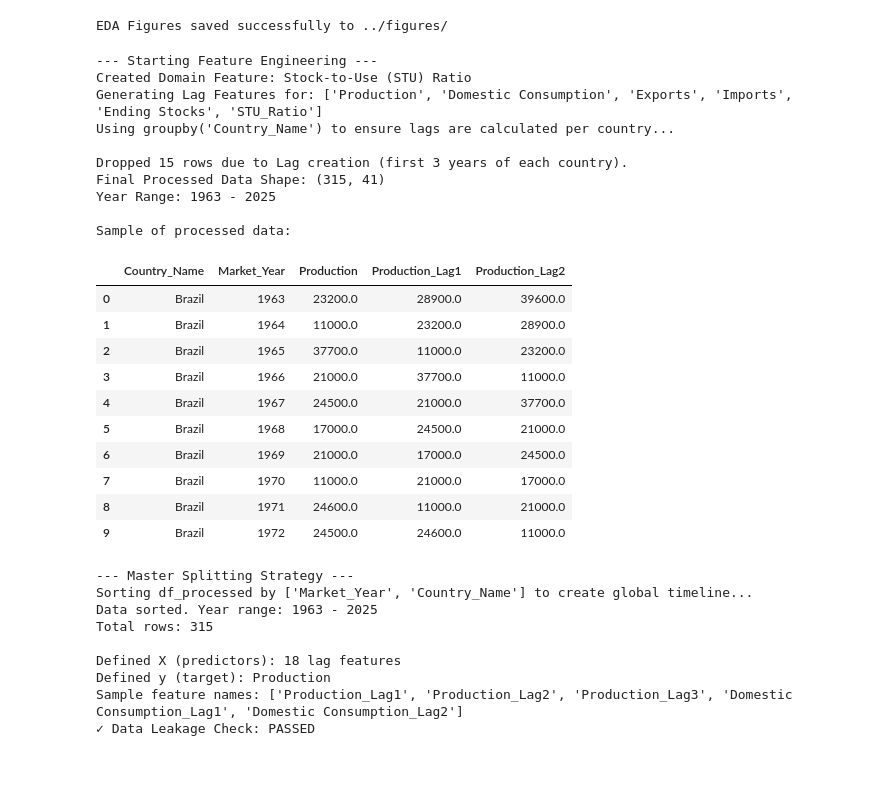
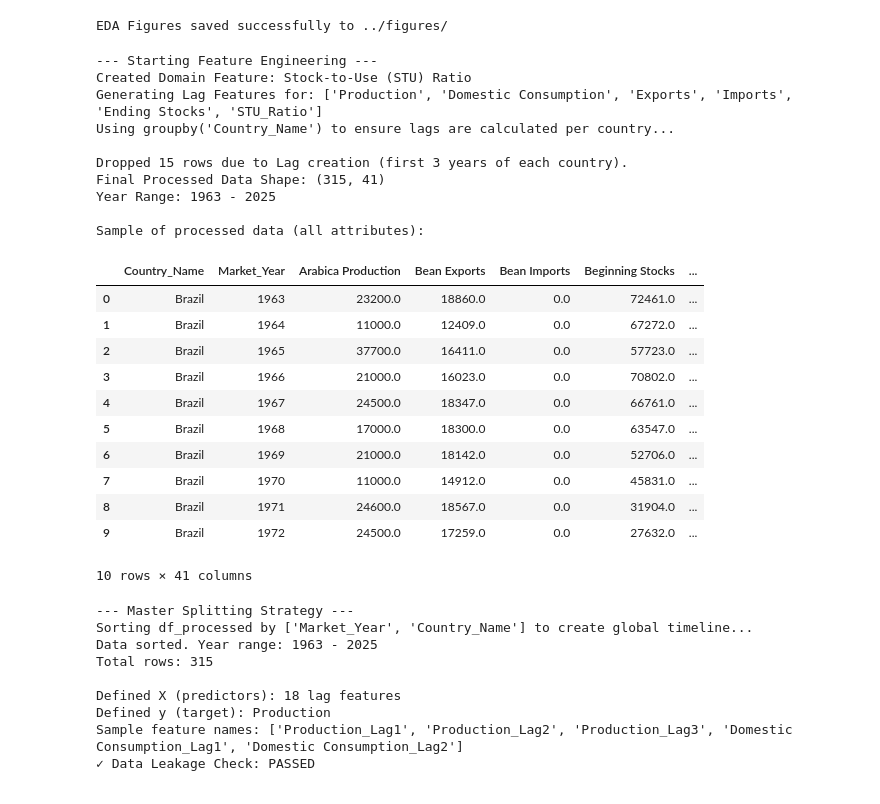
Before and after one commit to return2faye/coffee_or_tea, a Jupyter notebook: src/coffee_production_pipeline.ipynb, the cells around one changed output. Cells and saved outputs as stored; diff of their text form; code cells hidden in the pictures.

```diff
--- a/src/coffee_production_pipeline.ipynb
+++ b/src/coffee_production_pipeline.ipynb
@@ -296,48 +284,49 @@ print(f"Generating Lag Features for: {features_to_lag}")
 print("Using groupby('Country_Name') to ensure lags are calculated per country...")
 
 # Calculate lags per country using groupby().shift() - prevents cross-country leakage
 for feature in features_to_lag:
     for lag in lags:
         col_name = f"{feature}_Lag{lag}"
         # CRITICAL: Use groupby to shift within each country's timeline
         df_processed[col_name] = df_processed.groupby('Country_Name')[feature].shift(lag)
 
 # 5.3 Handling Missing Values
 # Lagging creates NaNs in the first few years (e.g., 1960 has no 1959 data).
 # Since we have data from 1960-2024, dropping the first 3 years is statistically safer than imputation.
 before_drop = df_processed.shape[0]
 df_processed = df_processed.dropna().reset_index(drop=True)
 dropped_rows = before_drop - df_processed.shape[0]
 
 print(f"\nDropped {dropped_rows} rows due to Lag creation (first 3 years of each country).")
 print(f"Final Processed Data Shape: {df_processed.shape}")
 print(f"Year Range: {df_processed['Market_Year'].min()} - {df_processed['Market_Year'].max()}")
 
-# Display sample of processed data
-print("\nSample of processed data:")
-display(df_processed[['Country_Name', 'Market_Year', 'Production', 'Production_Lag1', 'Production_Lag2']].head(10))
+# Display the sample of processed data with all attributes (columns)
+print("\nSample of processed data (all attributes):")
+display(df_processed.head(10))
 # %% [output]
 --- Starting Feature Engineering ---
 Created Domain Feature: Stock-to-Use (STU) Ratio
 Generating Lag Features for: ['Production', 'Domestic Consumption', 'Exports', 'Imports', 'Ending Stocks', 'STU_Ratio']
 Using groupby('Country_Name') to ensure lags are calculated per country...
 
 Dropped 15 rows due to Lag creation (first 3 years of each country).
 Final Processed Data Shape: (315, 41)
 Year Range: 1963 - 2025
 
-Sample of processed data:
+Sample of processed data (all attributes):
-|  | Country_Name | Market_Year | Production | Production_Lag1 | Production_Lag2 |
-| 0 | Brazil | 1963 | 23200.0 | 28900.0 | 39600.0 |
-| 1 | Brazil | 1964 | 11000.0 | 23200.0 | 28900.0 |
-| 2 | Brazil | 1965 | 37700.0 | 11000.0 | 23200.0 |
-| 3 | Brazil | 1966 | 21000.0 | 37700.0 | 11000.0 |
-| 4 | Brazil | 1967 | 24500.0 | 21000.0 | 37700.0 |
-| 5 | Brazil | 1968 | 17000.0 | 24500.0 | 21000.0 |
-| 6 | Brazil | 1969 | 21000.0 | 17000.0 | 24500.0 |
-| 7 | Brazil | 1970 | 11000.0 | 21000.0 | 17000.0 |
-| 8 | Brazil | 1971 | 24600.0 | 11000.0 | 21000.0 |
-| 9 | Brazil | 1972 | 24500.0 | 24600.0 | 11000.0 |
+|  | Country_Name | Market_Year | Arabica Production | Bean Exports | Bean Imports | Beginning Stocks | ... |
+| 0 | Brazil | 1963 | 23200.0 | 18860.0 | 0.0 | 72461.0 | ... |
+| 1 | Brazil | 1964 | 11000.0 | 12409.0 | 0.0 | 67272.0 | ... |
+| 2 | Brazil | 1965 | 37700.0 | 16411.0 | 0.0 | 57723.0 | ... |
+| 3 | Brazil | 1966 | 21000.0 | 16023.0 | 0.0 | 70802.0 | ... |
+| 4 | Brazil | 1967 | 24500.0 | 18347.0 | 0.0 | 66761.0 | ... |
+| 5 | Brazil | 1968 | 17000.0 | 18300.0 | 0.0 | 63547.0 | ... |
+| 6 | Brazil | 1969 | 21000.0 | 18142.0 | 0.0 | 52706.0 | ... |
+| 7 | Brazil | 1970 | 11000.0 | 14912.0 | 0.0 | 45831.0 | ... |
+| 8 | Brazil | 1971 | 24600.0 | 18567.0 | 0.0 | 31904.0 | ... |
+| 9 | Brazil | 1972 | 24500.0 | 17259.0 | 0.0 | 27632.0 | ... |
+10 rows × 41 columns
 # %%
 # ==========================================
 # 6. Master Splitting Strategy (Cell B: The "One Truth" Cell)
```
Also changed, not shown: parts of 4 cells of this notebook.
